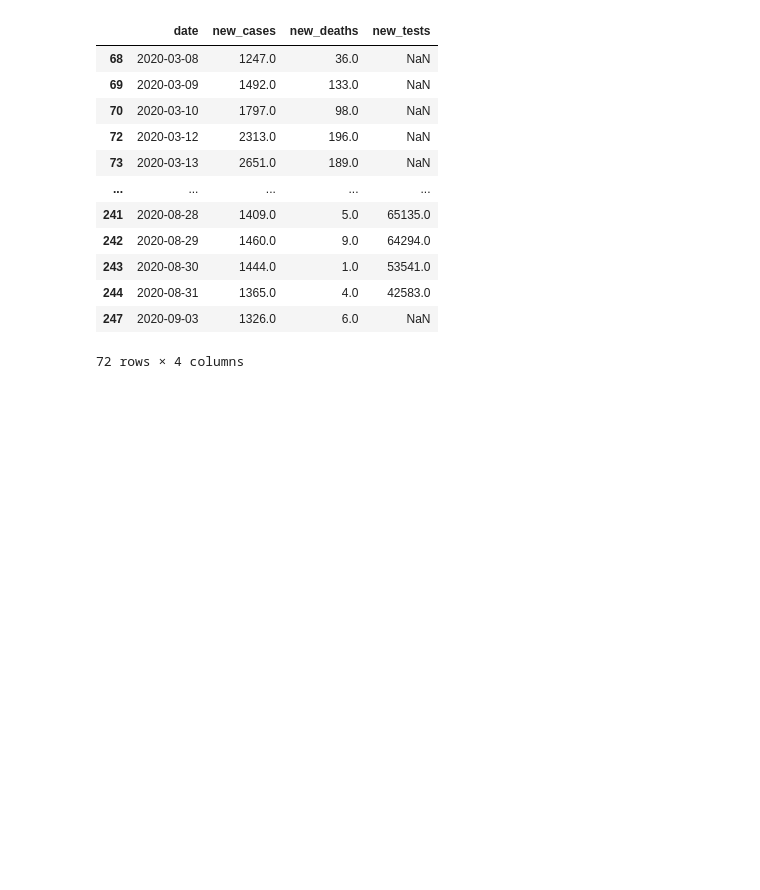
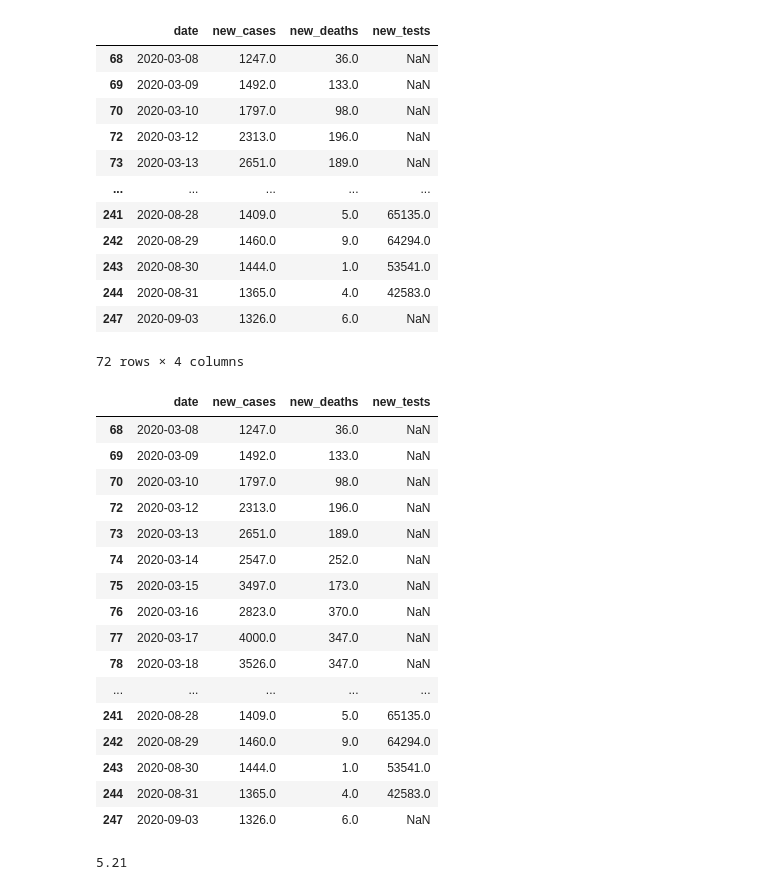
Before and after one commit to tavish7/Covid-Analysis, a Jupyter notebook: covid_analysis.ipynb, the cells around one changed output. Drawn from its saved outputs; the diff is of its cells as text; code cells hidden in the pictures; blank space fills up the shorter version.

```diff
--- a/covid_analysis.ipynb
+++ b/covid_analysis.ipynb
@@ -154,3 +154,30 @@ high_cases_df
 | 244 | 2020-08-31 | 1365.0 | 4.0 | 42583.0 |
 | 247 | 2020-09-03 | 1326.0 | 6.0 | NaN |
 72 rows × 4 columns
+# %%
+# Displays all the rows for the new high cases
+from IPython.display import display
+with pd.option_context('display.max_rows', 100):
+    display(covid_df[covid_df.new_cases > 1000])
+# %% [output]
+|  | date | new_cases | new_deaths | new_tests |
+| 68 | 2020-03-08 | 1247.0 | 36.0 | NaN |
+| 69 | 2020-03-09 | 1492.0 | 133.0 | NaN |
+| 70 | 2020-03-10 | 1797.0 | 98.0 | NaN |
+| 72 | 2020-03-12 | 2313.0 | 196.0 | NaN |
+| 73 | 2020-03-13 | 2651.0 | 189.0 | NaN |
+| 74 | 2020-03-14 | 2547.0 | 252.0 | NaN |
+| 75 | 2020-03-15 | 3497.0 | 173.0 | NaN |
+| 76 | 2020-03-16 | 2823.0 | 370.0 | NaN |
+| 77 | 2020-03-17 | 4000.0 | 347.0 | NaN |
+| 78 | 2020-03-18 | 3526.0 | 347.0 | NaN |
+| ... | ... | ... | ... | ... |
+| 241 | 2020-08-28 | 1409.0 | 5.0 | 65135.0 |
+| 242 | 2020-08-29 | 1460.0 | 9.0 | 64294.0 |
+| 243 | 2020-08-30 | 1444.0 | 1.0 | 53541.0 |
+| 244 | 2020-08-31 | 1365.0 | 4.0 | 42583.0 |
+| 247 | 2020-09-03 | 1326.0 | 6.0 | NaN |
+# %%
+round(positive_rate*100, 2)
+# %% [output]
+5.21
```
Also changed, not shown: parts of 8 cells of this notebook.
